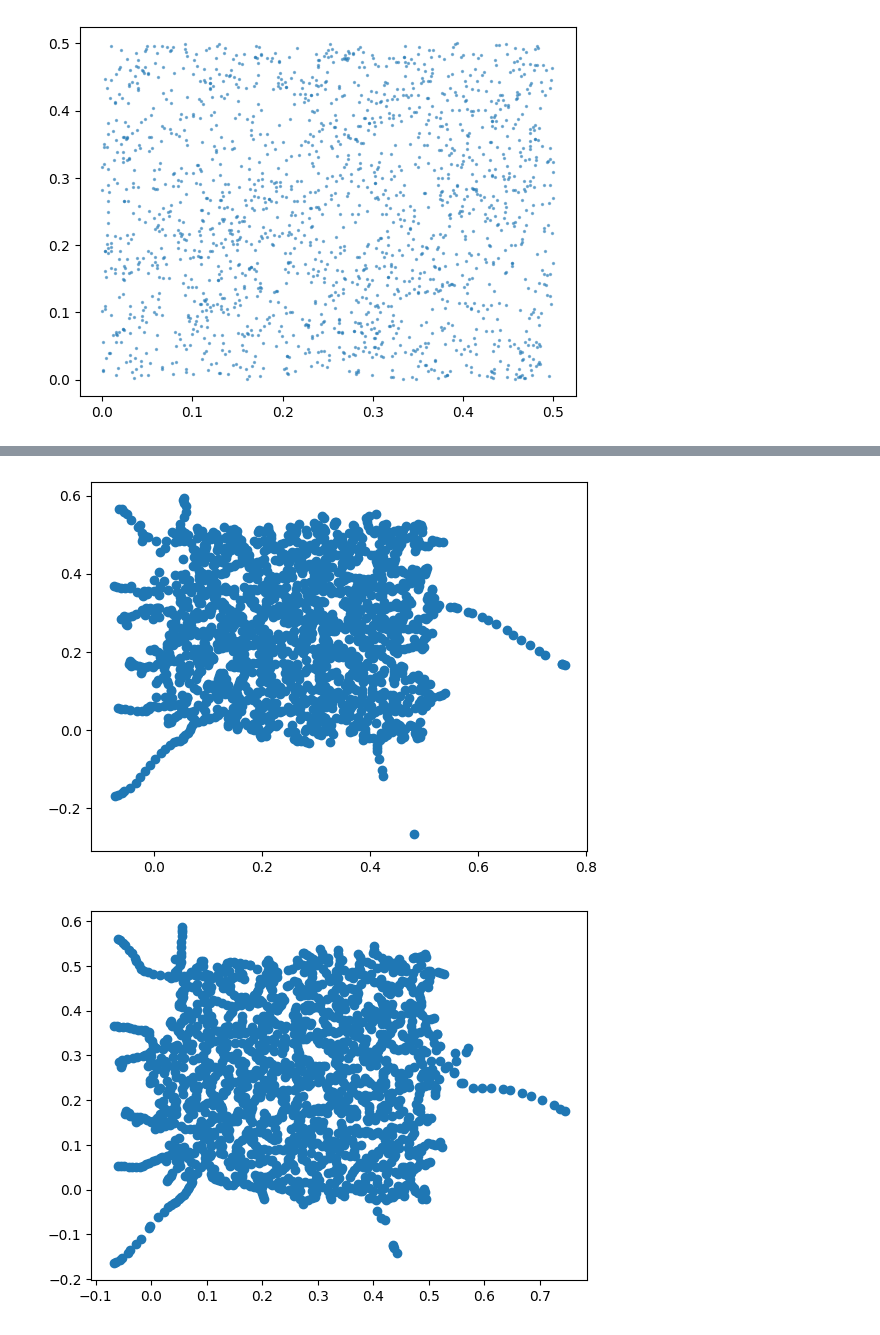
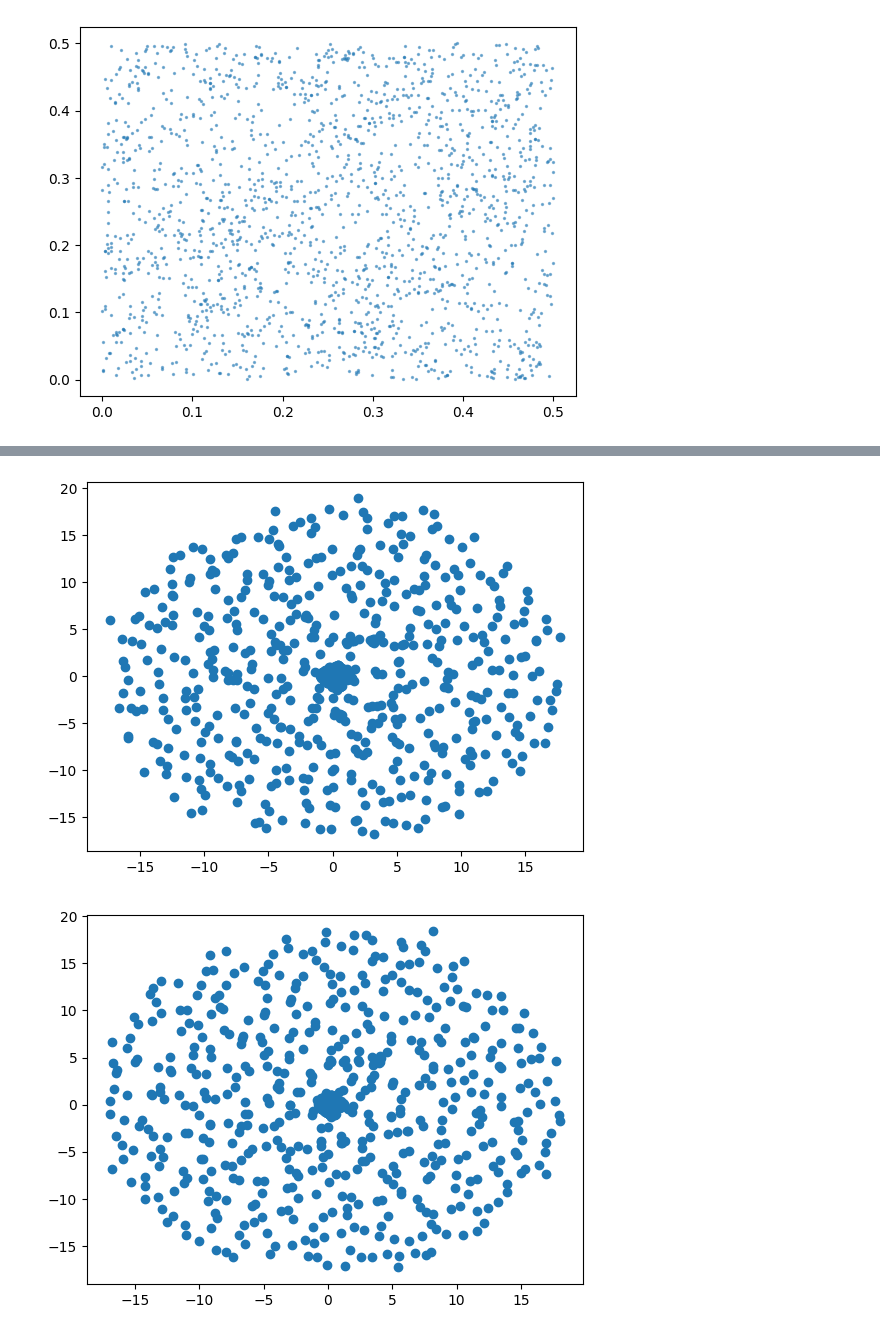
Before and after one commit to sliemelela/masterthesis, a Jupyter notebook: Programming/Inverse Optimization/notebooks/grf.ipynb, the cells around one changed output, grey strips where cells are left out. Saved outputs shown, nothing was run; the diff lists cells and outputs as text; code cells hidden in the pictures.

Commit message:
A lot of changes have been made without properly noting it down. Everything also needs to be cleaned. Next commit will be the cleaned version.

```diff
--- a/Programming/Inverse Optimization/notebooks/grf.ipynb
+++ b/Programming/Inverse Optimization/notebooks/grf.ipynb
@@ -187 +327,28 @@ goal_pd = gen_data.create_hybrid_dtm_pd(samples_target)
+# %%
+# Creation of cubical complex out of field
+nx, ny = pb_target.delta_x().shape
+filt_values_target = pb_target.delta_x().flatten()
+cc_target_field = gd.CubicalComplex(
+    dimensions=[nx, ny],
+    top_dimensional_cells=filt_values_target
+)
+
+# Persistence diagrams
+# NOTE: The filtration values vary from -1 until infinity instead of 0. I do not know why yet (probably because of how the filtration values are simply defined).
+# However, I wouldn't expect this as the ensure_physical removes negatives densities right? (Well, it says OVERdensities?) Explanation needed from Matteo.
+# To make sure it is compatible with earlier persistence diagrams, everything is translated so that the smallest value is (0,0).
+cc_target_field.compute_persistence()
+goal_pd0 = torch.tensor(cc_target_field.persistence_intervals_in_dimension(0))
+goal_pd1 = torch.tensor(cc_target_field.persistence_intervals_in_dimension(1))
+
+# Removing infinities (for now)
+for index, interval in enumerate(goal_pd0):
+    if interval[1] == np.inf:
+        goal_pd0 = np.delete(goal_pd0, index, axis=0)
+
+for index, interval in enumerate(goal_pd1):
+    if interval[1] == np.inf:
+        goal_pd1 = np.delete(goal_pd1, index, axis=0)
+
+goal_pd = [goal_pd0, goal_pd1]
 # %%
@@ -192,6 +359,6 @@ research_plot.research_lr(lr_list=lr_list, goal_pd=goal_pd, amount=samples_targe
 # %%
-final_pts = gen_data.generate_data(goal_pd=goal_pd, amount=samples_target.size(dim=0), lr=0.68, dim=2, epochs=300, decay_speed=30, sliced=0.5, filtr="alpha_dtm", init_pts=samples_init)
+final_pts = gen_data.generate_data(goal_pd=goal_pd, amount=samples_target.size(dim=0), lr=30, dim=2, epochs=300, decay_speed=30, sliced=0.2, filtr="alpha_dtm", init_pts=samples_init)
 # %% [output]
 [figure]
-[figure, old version]
+[figure, new version]
-[figure, old version]
+[figure, new version]
```
Also changed, not shown: parts of 42 cells of this notebook, 14 other files.
